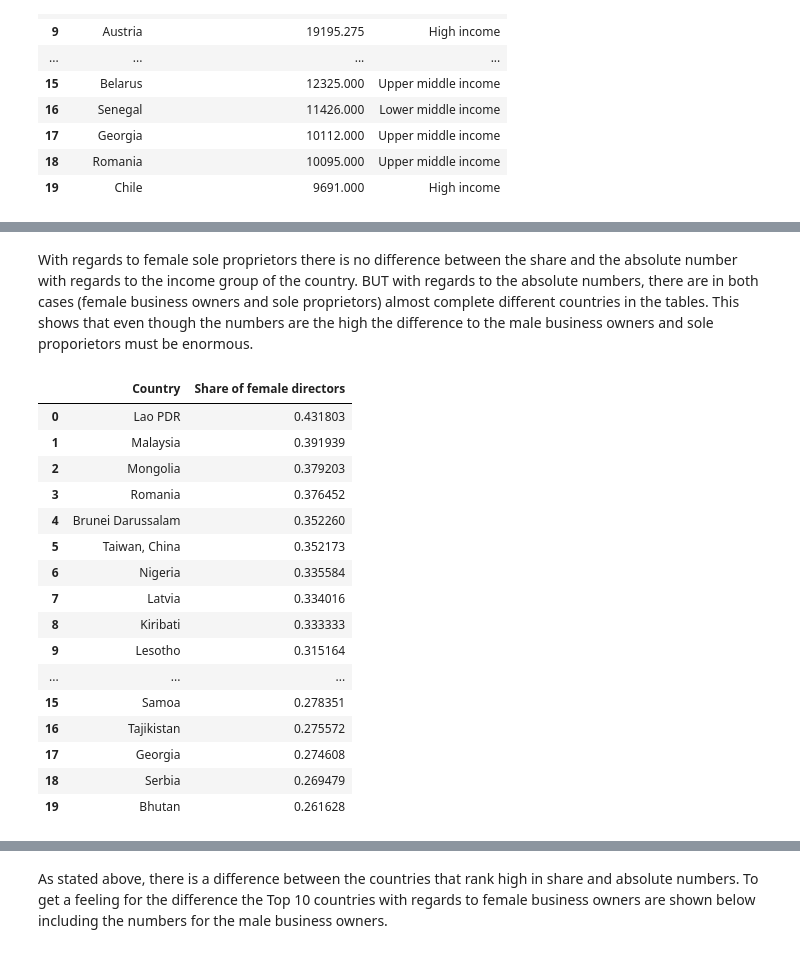
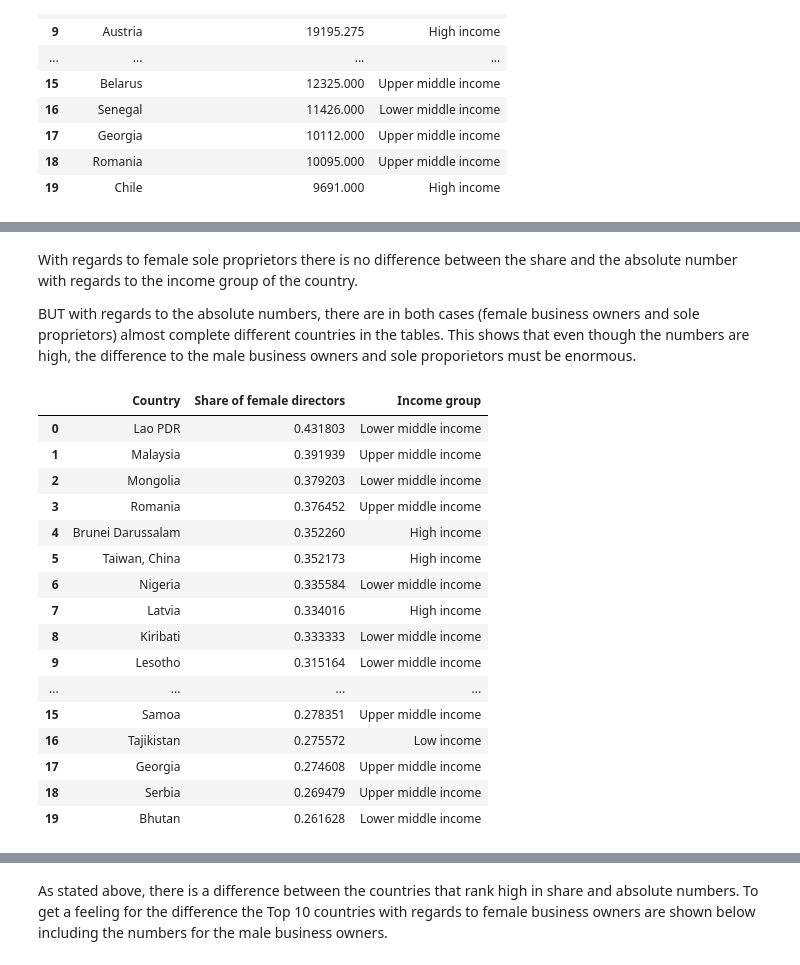
Before and after one commit to sabrinabluhm/femaleEntrepreneurship, a Jupyter notebook: Data/World Bank data - cleaning and analyzing.ipynb, the cells around one changed output, grey strips where cells are left out. Saved outputs shown, nothing was run; the diff lists cells and outputs as text; code cells hidden in the pictures.

```diff
--- a/Data/World Bank data - cleaning and analyzing.ipynb
+++ b/Data/World Bank data - cleaning and analyzing.ipynb
@@ -326,27 +359,28 @@ chart1_b2.head(20)
 # %% [markdown]
 With regards to female sole proprietors there is no difference between the share and the absolute number with regards to the income group of the country.
-BUT with regards to the absolute numbers, there are in both cases (female business owners and sole proprietors) almost complete different countries in the tables. This shows that even though the numbers are the high the difference to the male business owners and sole proporietors must be enormous.
+
+BUT with regards to the absolute numbers, there are in both cases (female business owners and sole proprietors) almost complete different countries in the tables. This shows that even though the numbers are high, the difference to the male business owners and sole proporietors must be enormous.
 # %%
-# create the toplist of the countries with the highest share of directors in 2018
+# create the toplist of the countries with the highest share of female directors in 2018
 chart1_c = worldbankdata.query('Year == 2018').sort_values(by=['Share of female directors'], ascending=False)
-chart1_c = chart1_c[['Country', 'Share of female directors']]
+chart1_c = chart1_c[['Country', 'Share of female directors', 'Income group']]
 chart1_c.reset_index(drop=True, inplace=True)
 chart1_c.head(20)
 # %% [output]
-|  | Country | Share of female directors |
-| 0 | Lao PDR | 0.431803 |
-| 1 | Malaysia | 0.391939 |
-| 2 | Mongolia | 0.379203 |
-| 3 | Romania | 0.376452 |
-| 4 | Brunei Darussalam | 0.352260 |
-| 5 | Taiwan, China | 0.352173 |
-| 6 | Nigeria | 0.335584 |
-| 7 | Latvia | 0.334016 |
-| 8 | Kiribati | 0.333333 |
-| 9 | Lesotho | 0.315164 |
-| ... | ... | ... |
-| 15 | Samoa | 0.278351 |
-| 16 | Tajikistan | 0.275572 |
-| 17 | Georgia | 0.274608 |
-| 18 | Serbia | 0.269479 |
-| 19 | Bhutan | 0.261628 |
+|  | Country | Share of female directors | Income group |
+| 0 | Lao PDR | 0.431803 | Lower middle income |
+| 1 | Malaysia | 0.391939 | Upper middle income |
+| 2 | Mongolia | 0.379203 | Lower middle income |
+| 3 | Romania | 0.376452 | Upper middle income |
+| 4 | Brunei Darussalam | 0.352260 | High income |
+| 5 | Taiwan, China | 0.352173 | High income |
+| 6 | Nigeria | 0.335584 | Lower middle income |
+| 7 | Latvia | 0.334016 | High income |
+| 8 | Kiribati | 0.333333 | Lower middle income |
+| 9 | Lesotho | 0.315164 | Lower middle income |
+| ... | ... | ... | ... |
+| 15 | Samoa | 0.278351 | Upper middle income |
+| 16 | Tajikistan | 0.275572 | Low income |
+| 17 | Georgia | 0.274608 | Upper middle income |
+| 18 | Serbia | 0.269479 | Upper middle income |
+| 19 | Bhutan | 0.261628 | Lower middle income |
```
Also changed, not shown: parts of 26 cells of this notebook.
